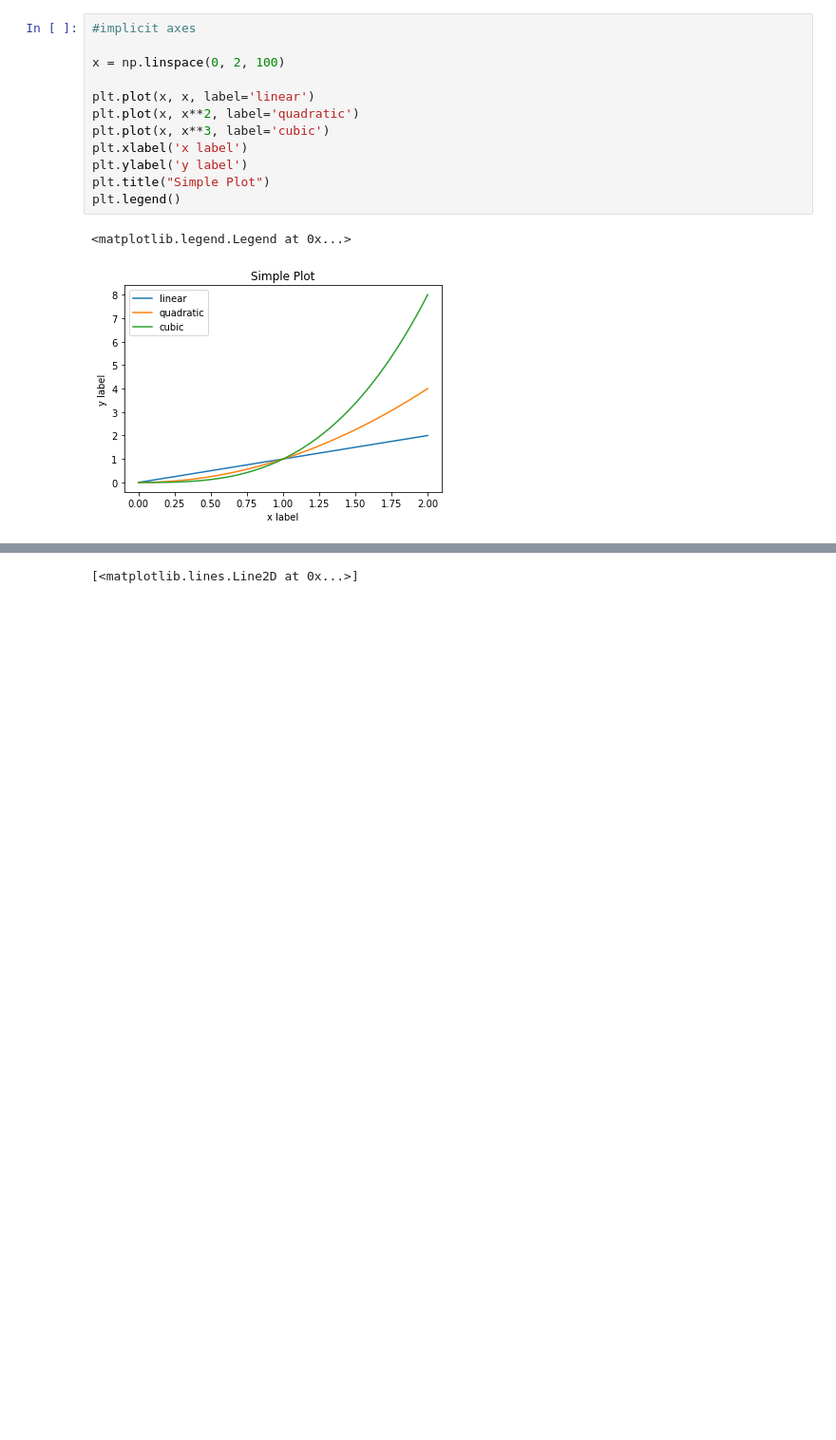
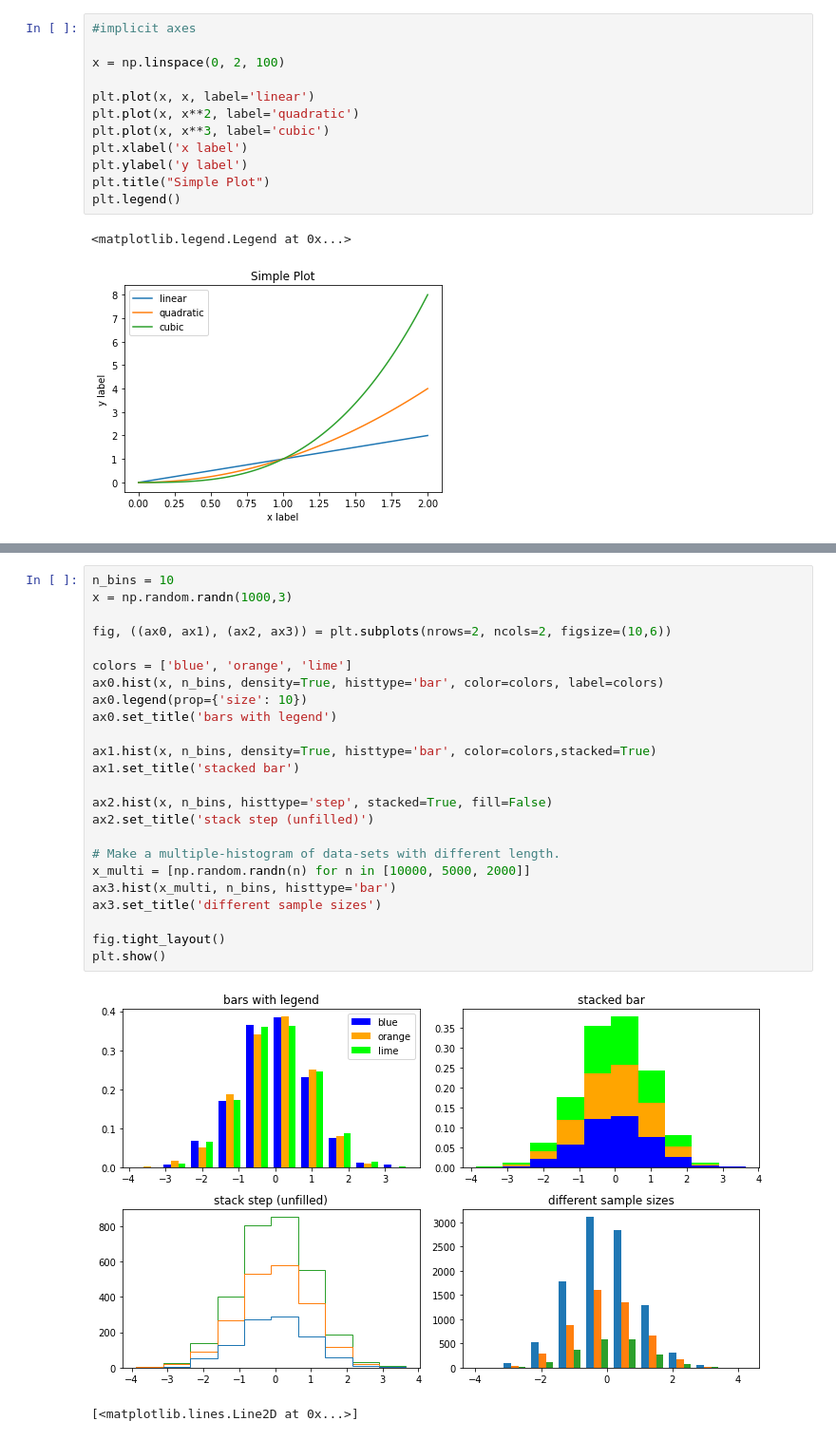
Before and after one commit to vanessacerrone/python_exercices, a Jupyter notebook: matplotlib.ipynb, the cells around one changed output, grey strips where cells are left out. Shown at 95% size. Saved outputs shown, nothing was run; the diff lists cells and outputs as text; blank space fills up the shorter version.

```diff
--- a/matplotlib.ipynb
+++ b/matplotlib.ipynb
@@ -83,3 +146,29 @@ plt.show()
+# %%
+n_bins = 10
+x = np.random.randn(1000,3)
+
+fig, ((ax0, ax1), (ax2, ax3)) = plt.subplots(nrows=2, ncols=2, figsize=(10,6))
+
+colors = ['blue', 'orange', 'lime']
+ax0.hist(x, n_bins, density=True, histtype='bar', color=colors, label=colors)
+ax0.legend(prop={'size': 10})
+ax0.set_title('bars with legend')
+
+ax1.hist(x, n_bins, density=True, histtype='bar', color=colors,stacked=True)
+ax1.set_title('stacked bar')
+
+ax2.hist(x, n_bins, histtype='step', stacked=True, fill=False)
+ax2.set_title('stack step (unfilled)')
+
+# Make a multiple-histogram of data-sets with different length.
+x_multi = [np.random.randn(n) for n in [10000, 5000, 2000]]
+ax3.hist(x_multi, n_bins, histtype='bar')
+ax3.set_title('different sample sizes')
+
+fig.tight_layout()
+plt.show()
+# %% [output]
+[figure, added]
 # %%
 # %% [output]
 [<matplotlib.lines.Line2D at 0x...>]
```
Also changed, not shown: parts of 4 cells of this notebook.
